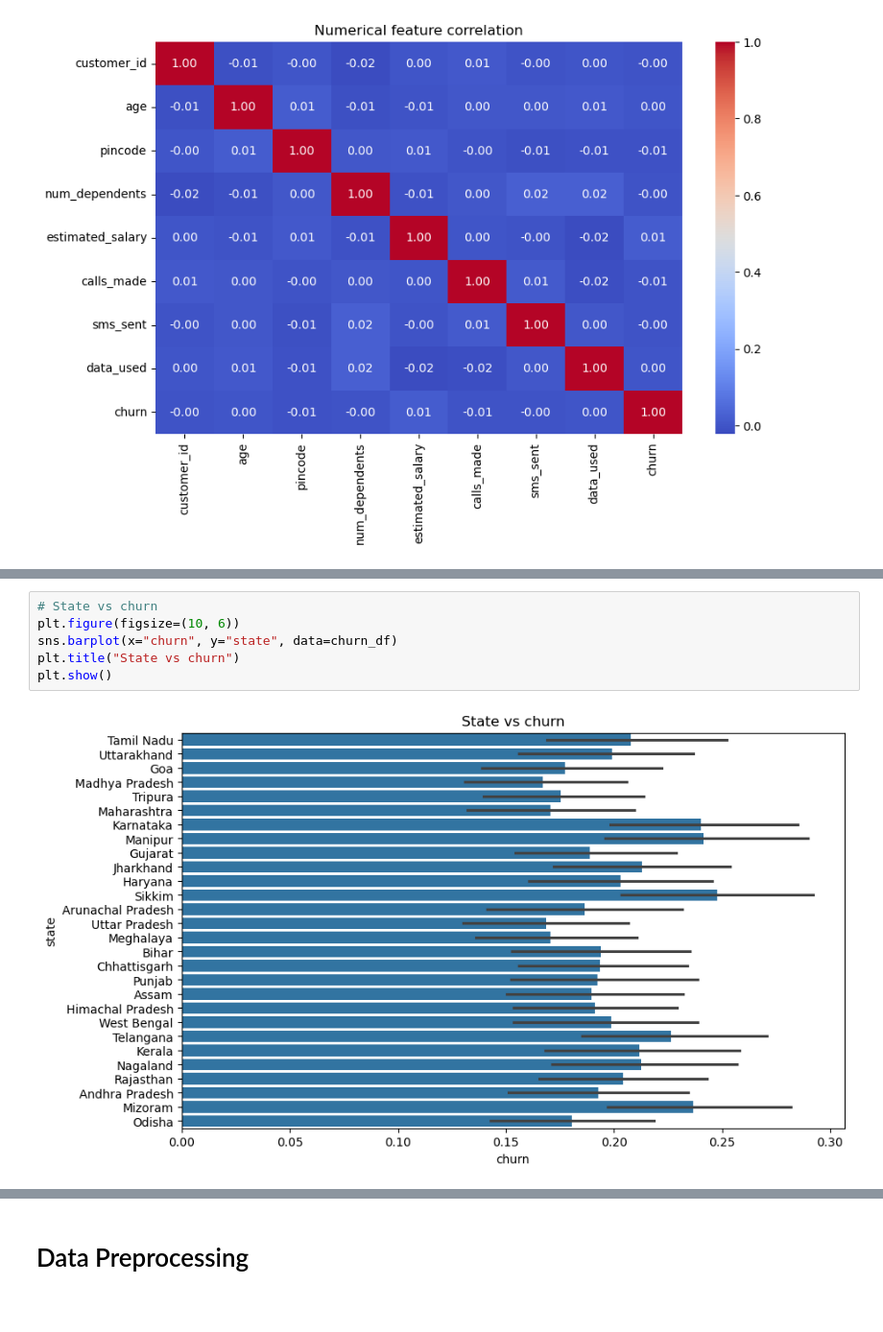
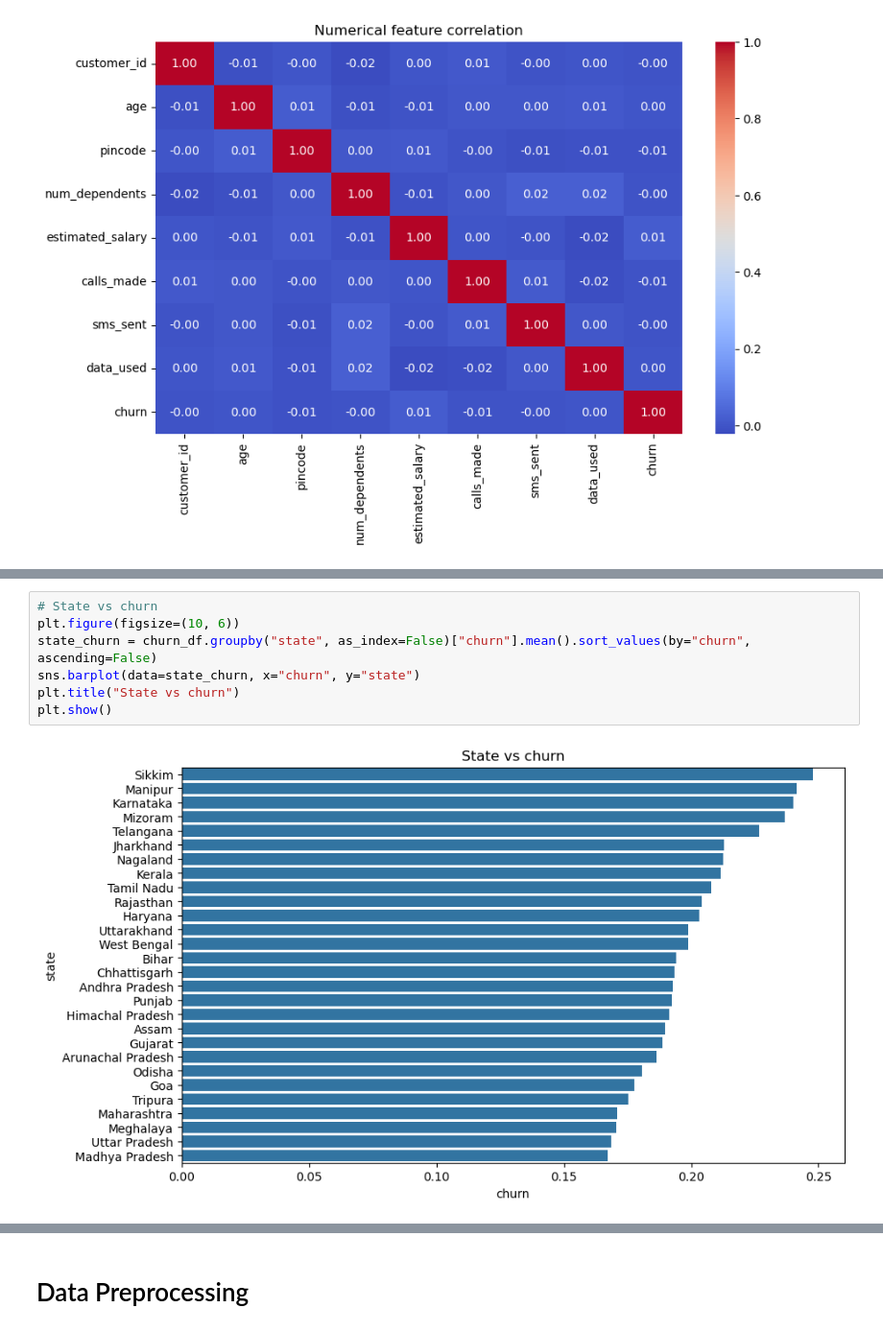
Before and after one commit to LucasHoffSchmidt/Data_Science_Customer_Churn_Prediction, a Jupyter notebook: customer_churn_prediction.ipynb, the cells around one changed output, grey strips where cells are left out. Shown at 96% size. Saved outputs shown, nothing was run; the diff lists cells and outputs as text.

```diff
--- a/customer_churn_prediction.ipynb
+++ b/customer_churn_prediction.ipynb
@@ -184,11 +185,12 @@ plt.show()
 # %%
 # State vs churn
 plt.figure(figsize=(10, 6))
-sns.barplot(x="churn", y="state", data=churn_df)
+state_churn = churn_df.groupby("state", as_index=False)["churn"].mean().sort_values(by="churn", ascending=False)
+sns.barplot(data=state_churn, x="churn", y="state")
 plt.title("State vs churn")
 plt.show()
 # %% [output]
-[figure, old version]
+[figure, new version]
 # %%
 # Pincode vs churn
 plt.figure(figsize=(10, 6))
```
Also changed, not shown: parts of 16 cells of this notebook, 1 other file.
